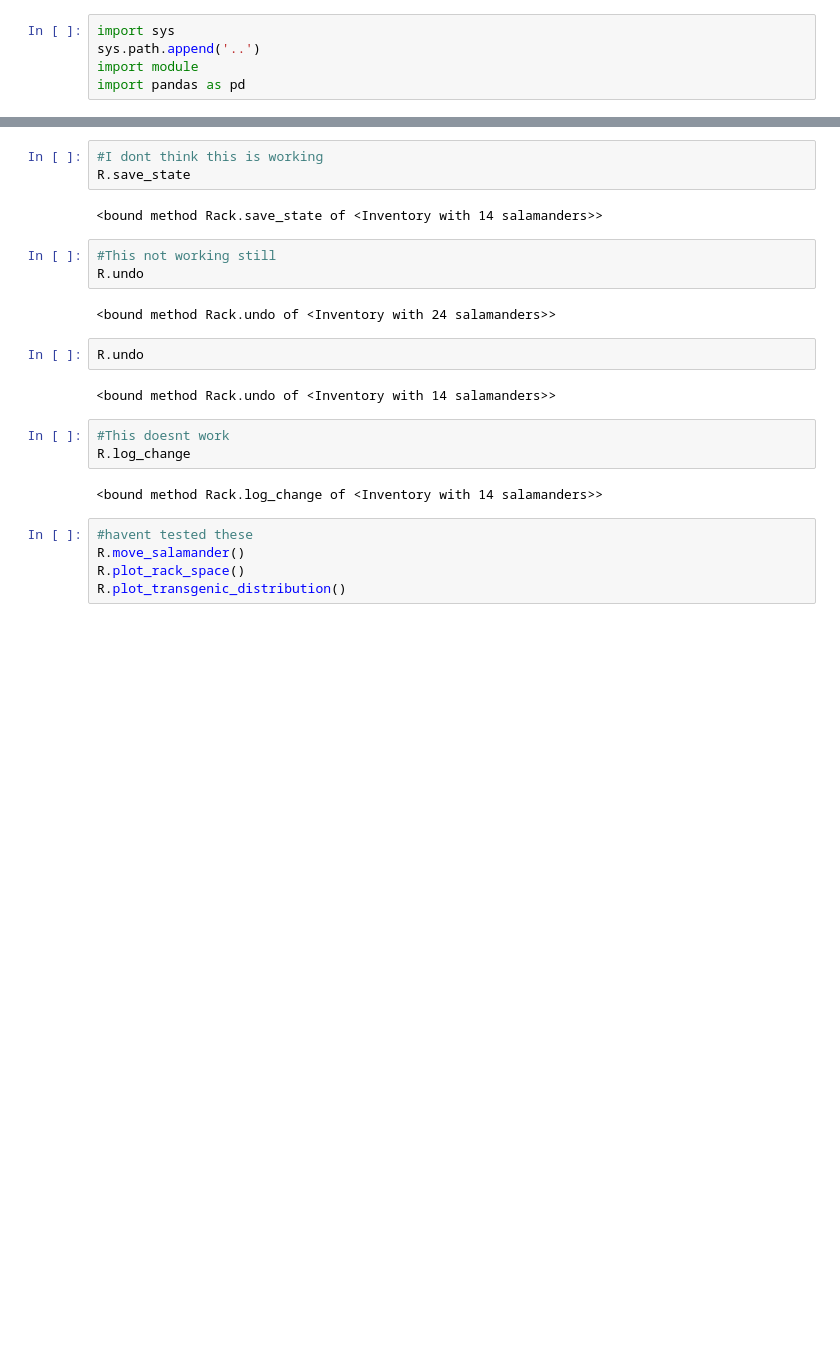
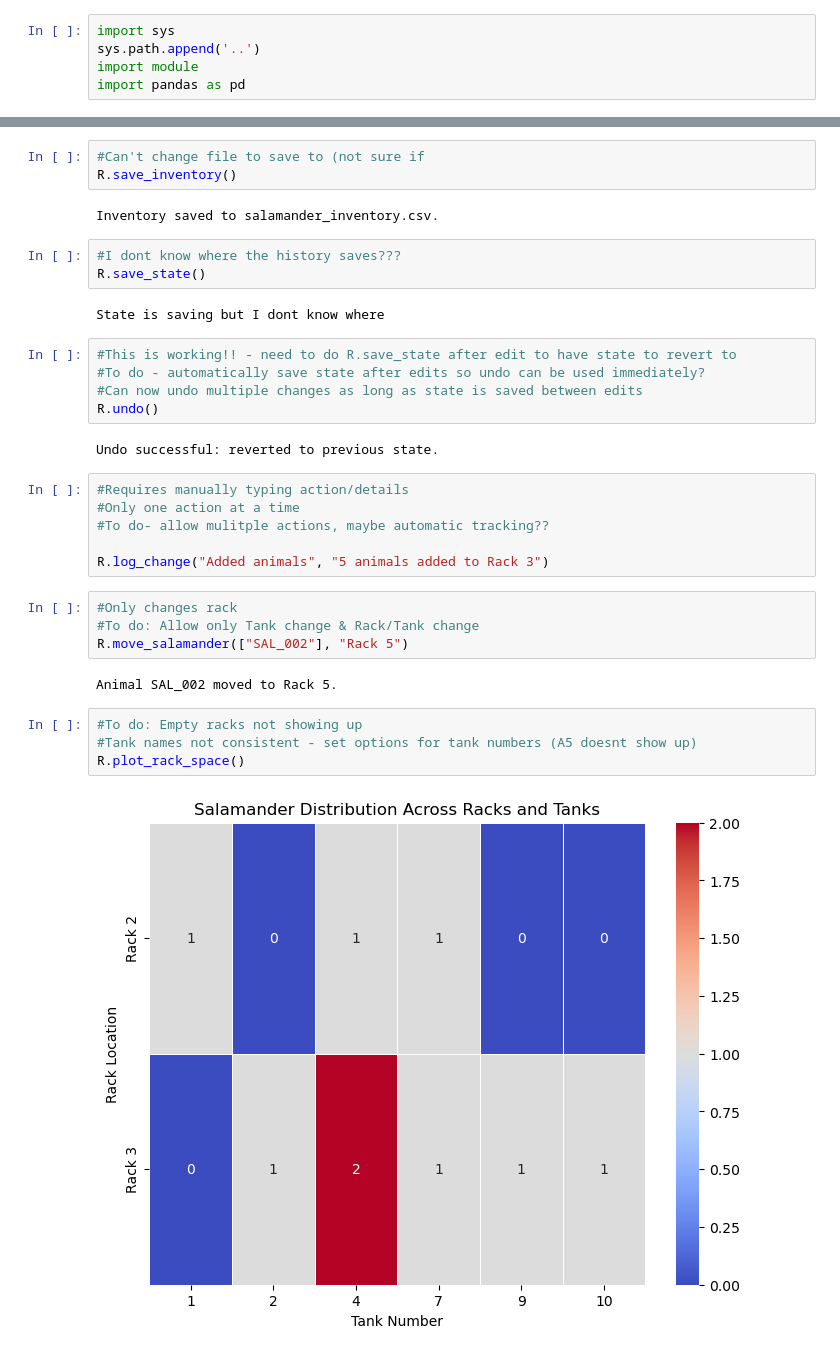
Before and after one commit to jamiewoych/pleuro-parser, a Jupyter notebook: pleuro_parser/notebooks/Testing.ipynb, the cells around one changed output, grey strips where cells are left out. Saved outputs shown, nothing was run; the diff lists cells and outputs as text; blank space fills up the shorter version.

```diff
--- a/pleuro_parser/notebooks/Testing.ipynb
+++ b/pleuro_parser/notebooks/Testing.ipynb
@@ -51,24 +36,35 @@ NameError: name 'animal' is not defined
+# %%
+#Can't change file to save to (not sure if
+R.save_inventory()
+# %% [output]
+Inventory saved to salamander_inventory.csv.
 # %%
-#I dont think this is working
-R.save_state
+#I dont know where the history saves???
+R.save_state()
 # %% [output]
-<bound method Rack.save_state of <Inventory with 14 salamanders>>
+State is saving but I dont know where
 # %%
-#This not working still
-R.undo
+#This is working!! - need to do R.save_state after edit to have state to revert to
+#To do - automatically save state after edits so undo can be used immediately?
+#Can now undo multiple changes as long as state is saved between edits
+R.undo()
 # %% [output]
-<bound method Rack.undo of <Inventory with 24 salamanders>>
+Undo successful: reverted to previous state.
 # %%
-R.undo
+#Requires manually typing action/details
+#Only one action at a time
+#To do- allow mulitple actions, maybe automatic tracking??
+
+R.log_change("Added animals", "5 animals added to Rack 3")
-# %% [output]
-<bound method Rack.undo of <Inventory with 14 salamanders>>
 # %%
-#This doesnt work
-R.log_change
+#Only changes rack
+#To do: Allow only Tank change & Rack/Tank change
+R.move_salamander(["SAL_002"], "Rack 5")
 # %% [output]
-<bound method Rack.log_change of <Inventory with 14 salamanders>>
+Animal SAL_002 moved to Rack 5.
 # %%
-#havent tested these
-R.move_salamander()
+#To do: Empty racks not showing up
+#Tank names not consistent - set options for tank numbers (A5 doesnt show up)
 R.plot_rack_space()
-R.plot_transgenic_distribution()
+# %% [output]
+[figure, added]
```
Also changed, not shown: parts of 8 cells of this notebook, 3 other files.
